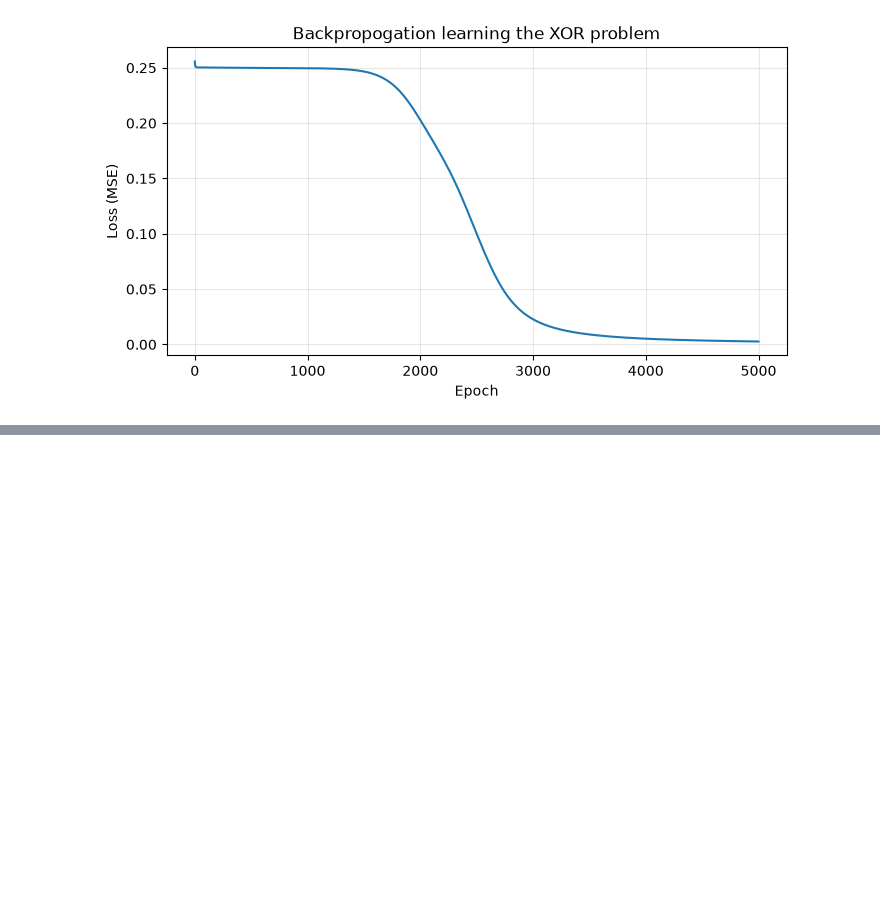
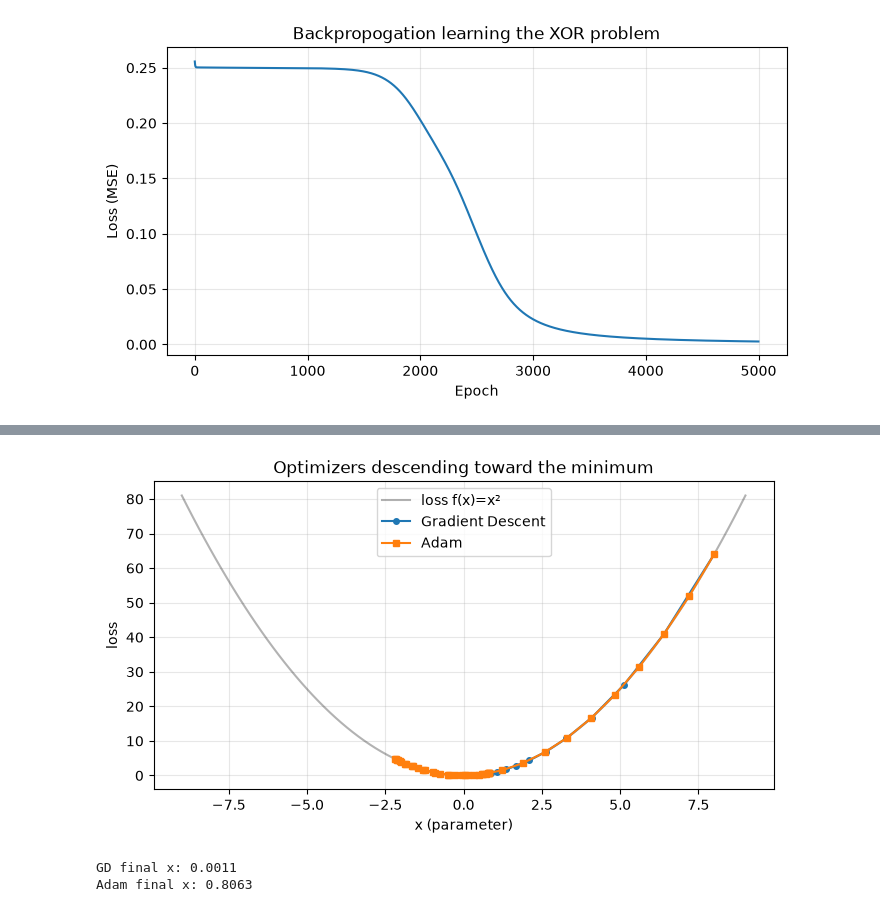
Before and after one commit to zeusbtc69/python, a Jupyter notebook: jupyter/deeplearningprojectusingANN.ipynb, the cells around one changed output, grey strips where cells are left out. Cells and saved outputs as stored; diff of their text form; code cells hidden in the pictures; blank space fills up the shorter version.

```diff
--- a/jupyter/deeplearningprojectusingANN.ipynb
+++ b/jupyter/deeplearningprojectusingANN.ipynb
@@ -171,0 +180,37 @@ plt.show()
+# %%
+def grad(x): return 2 * x
+
+xGd, lr = 8.0, 0.1
+pathGd = [xGd]
+for _ in range(40):
+    xGd -= lr * grad(xGd)
+    pathGd.append(xGd)
+
+xAdam, lr = 8.0, 0.8
+m, v, b1, b2, eps = 0, 0, 0.9, 0.999, 1e-8
+pathAdam = [xAdam]
+for t in range(1, 41):
+    g = grad(xAdam)
+    m = b1 * m + (1 - b1) * g
+    v = b2 * v + (1 - b2) * g**2
+    mHat = m / (1 - b1**t)
+    vHat = v / (1 - b2**t)
+    xAdam -= lr * mHat / (np.sqrt(vHat) + eps)
+    pathAdam.append(xAdam)
+
+xs = np.linspace(-9, 9, 100)
+plt.plot(xs, xs**2, 'k-', alpha=0.3, label='loss f(x)=x\u00b2')
+plt.plot(pathGd, [p**2 for p in pathGd], 'o-', ms=4, label='Gradient Descent')
+plt.plot(pathAdam, [p**2 for p in pathAdam], 's-', ms=4, label='Adam')
+plt.legend()
+plt.title('Optimizers descending toward the minimum')
+plt.xlabel('x (parameter)')
+plt.ylabel('loss')
+plt.grid(alpha=0.3)
+plt.show()
+print('GD final x:', round(pathGd[-1],4))
+print('Adam final x:', round(pathAdam[-1],4))
+# %% [output]
+[figure, added]
+GD final x: 0.0011
+Adam final x: 0.8063
```
Also changed, not shown: parts of 1 cell of this notebook.
